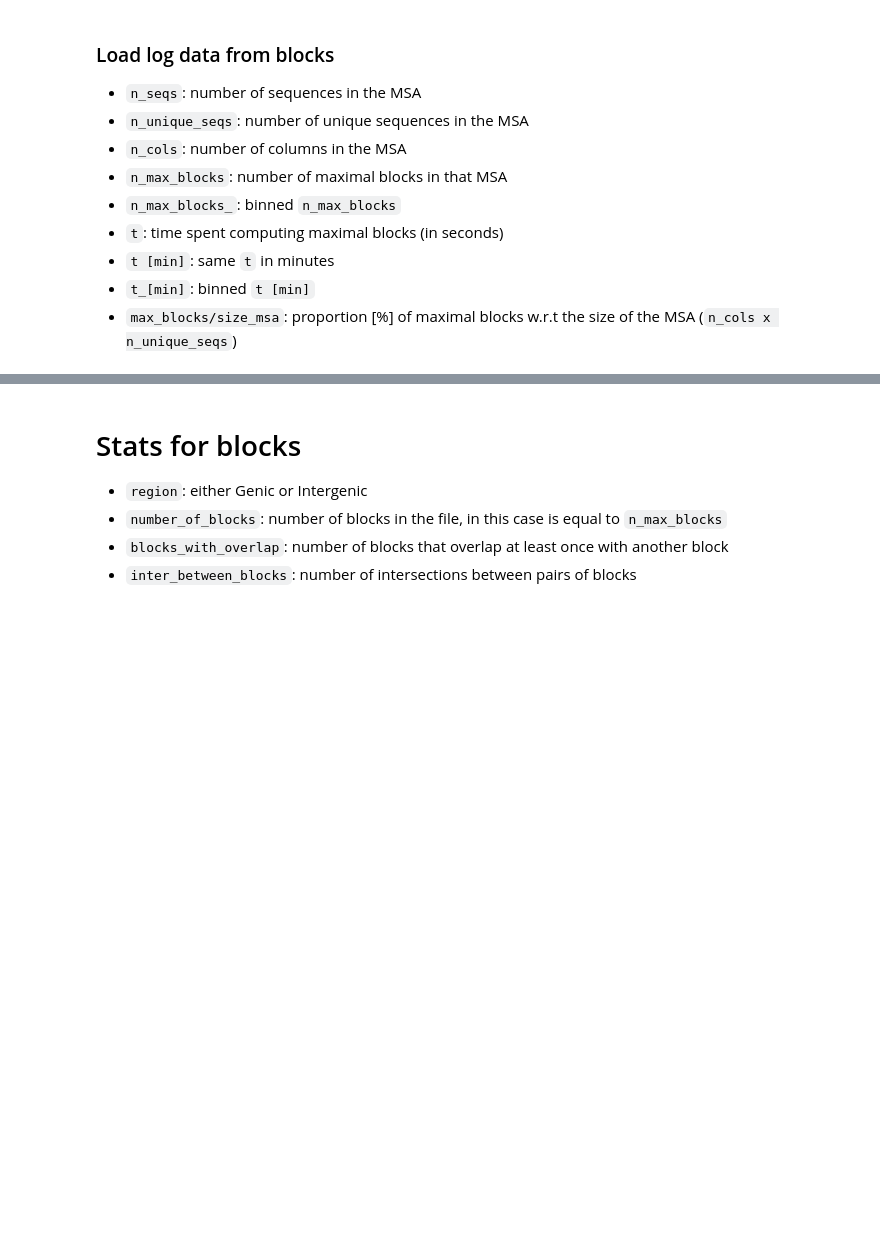
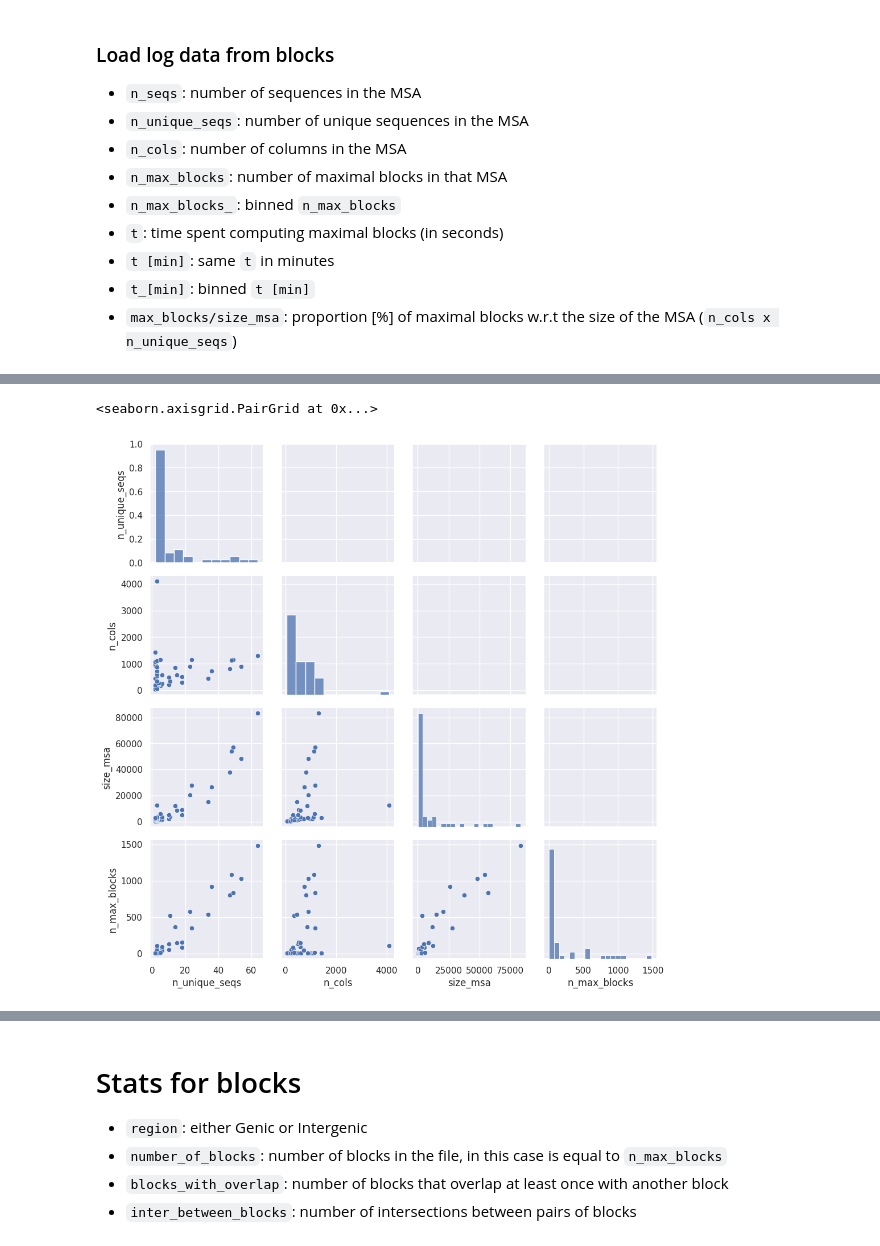
Before and after one commit to AlgoLab/pangeblocks, a Jupyter notebook: Result-Analysis.ipynb, the cells around one changed output, grey strips where cells are left out. Saved outputs shown, nothing was run; the diff lists cells and outputs as text; code cells hidden in the pictures; blank space fills up the shorter version.

```diff
--- a/Result-Analysis.ipynb
+++ b/Result-Analysis.ipynb
@@ -93,0 +97,8 @@ max_block_plot.set(title="Number of Max-Blocks for each MSA")
+# %%
+# g = sns.pairplot(data=df[["n_unique_seqs","n_cols","size_msa","t [min]","region"]], hue="region")
+g = sns.PairGrid(data=df[["n_unique_seqs","n_cols","size_msa","n_max_blocks","region"]])#, hue="region")
+g.map_lower(sns.scatterplot)
+g.map_diag(sns.histplot)
+# %% [output]
+<seaborn.axisgrid.PairGrid at 0x...>
+[figure, added]
```
Also changed, not shown: parts of 11 cells of this notebook.
